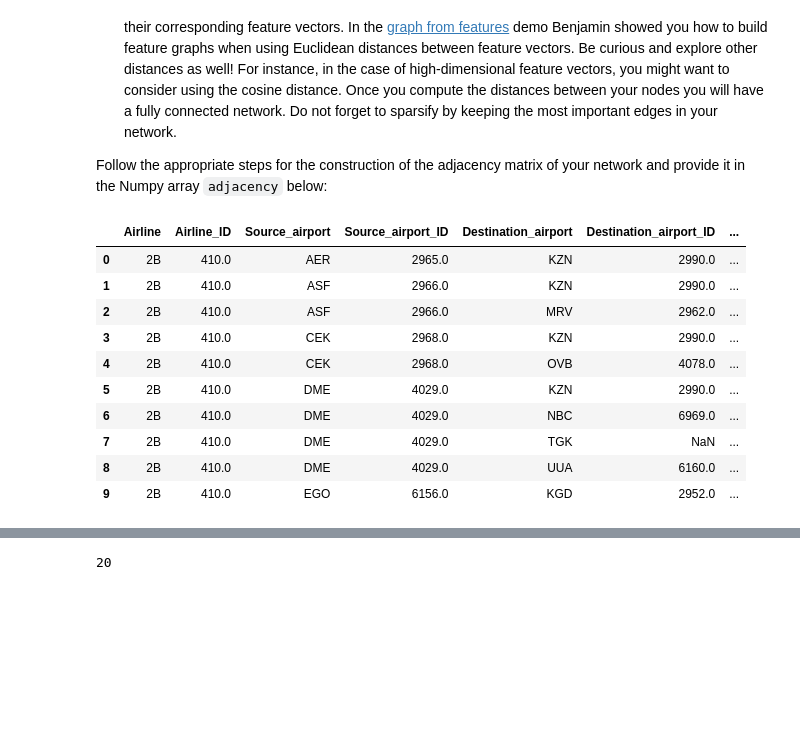
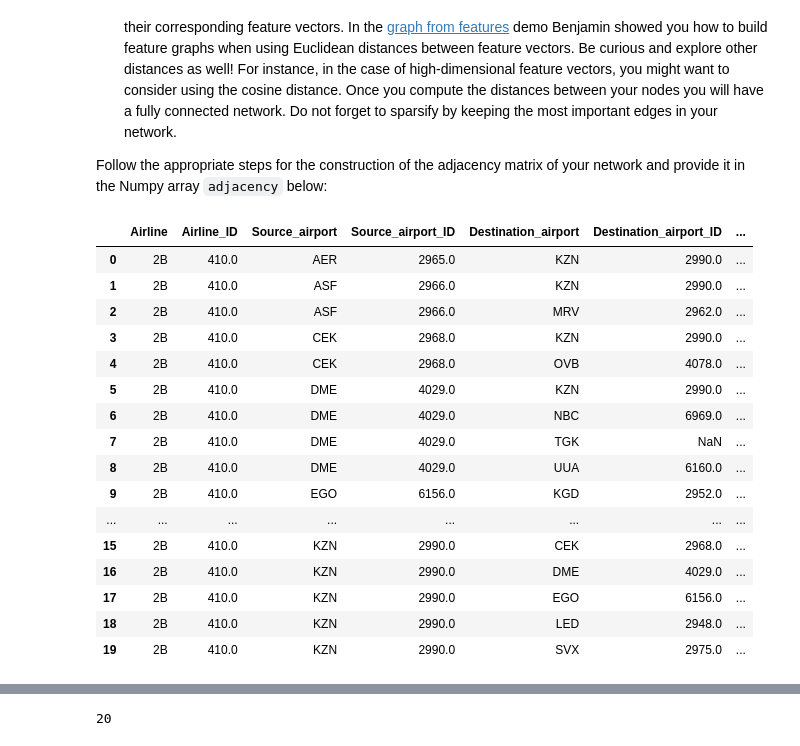
Before and after one commit to dsalathe/group_ntds, a Jupyter notebook: 1_network_properties.ipynb, the cells around one changed output, grey strips where cells are left out. Drawn from its saved outputs; the diff is of its cells as text; code cells hidden in the pictures; blank space fills up the shorter version.

```diff
--- a/1_network_properties.ipynb
+++ b/1_network_properties.ipynb
@@ -70,20 +76,26 @@ Follow the appropriate steps for the construction of the adjacency matrix of you
 # %%
 routes = pd.read_csv('data/routes.dat', sep=',', encoding='utf-8', engine='python',
                      names = ["Airline", "Airline_ID", "Source_airport", "Source_airport_ID",
                               "Destination_airport", "Destination_airport_ID", "Codeshare", "Stops", "Equipment"], na_values=['\\N'])
-routes.head(10)
+routes.head(20)
 # %% [output]
 |  | Airline | Airline_ID | Source_airport | Source_airport_ID | Destination_airport | Destination_airport_ID | ... |
 | 0 | 2B | 410.0 | AER | 2965.0 | KZN | 2990.0 | ... |
 | 1 | 2B | 410.0 | ASF | 2966.0 | KZN | 2990.0 | ... |
 | 2 | 2B | 410.0 | ASF | 2966.0 | MRV | 2962.0 | ... |
 | 3 | 2B | 410.0 | CEK | 2968.0 | KZN | 2990.0 | ... |
 | 4 | 2B | 410.0 | CEK | 2968.0 | OVB | 4078.0 | ... |
 | 5 | 2B | 410.0 | DME | 4029.0 | KZN | 2990.0 | ... |
 | 6 | 2B | 410.0 | DME | 4029.0 | NBC | 6969.0 | ... |
 | 7 | 2B | 410.0 | DME | 4029.0 | TGK | NaN | ... |
 | 8 | 2B | 410.0 | DME | 4029.0 | UUA | 6160.0 | ... |
 | 9 | 2B | 410.0 | EGO | 6156.0 | KGD | 2952.0 | ... |
+| ... | ... | ... | ... | ... | ... | ... | ... |
+| 15 | 2B | 410.0 | KZN | 2990.0 | CEK | 2968.0 | ... |
+| 16 | 2B | 410.0 | KZN | 2990.0 | DME | 4029.0 | ... |
+| 17 | 2B | 410.0 | KZN | 2990.0 | EGO | 6156.0 | ... |
+| 18 | 2B | 410.0 | KZN | 2990.0 | LED | 2948.0 | ... |
+| 19 | 2B | 410.0 | KZN | 2990.0 | SVX | 2975.0 | ... |
 # %%
 airports2m = airports[['Airport ID', 'IATA', 'newidx']]
 routes2m = routes[['Source_airport', 'Source_airport_ID', 'Destination_airport', 'Destination_airport_ID']]
```
Also changed, not shown: parts of 31 cells of this notebook, 1 other file.
